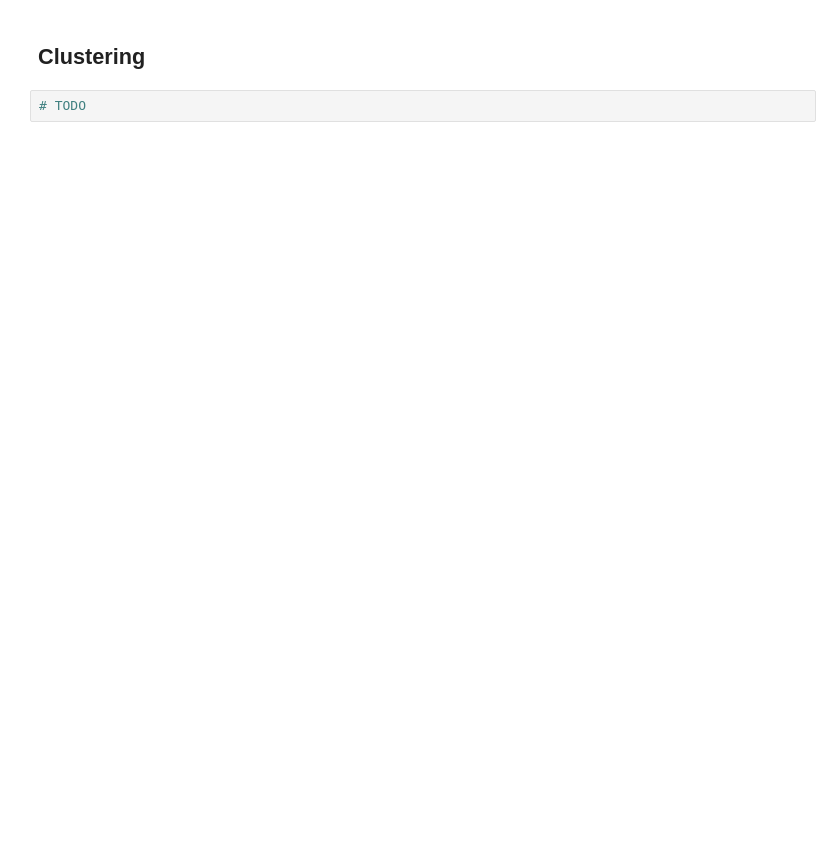
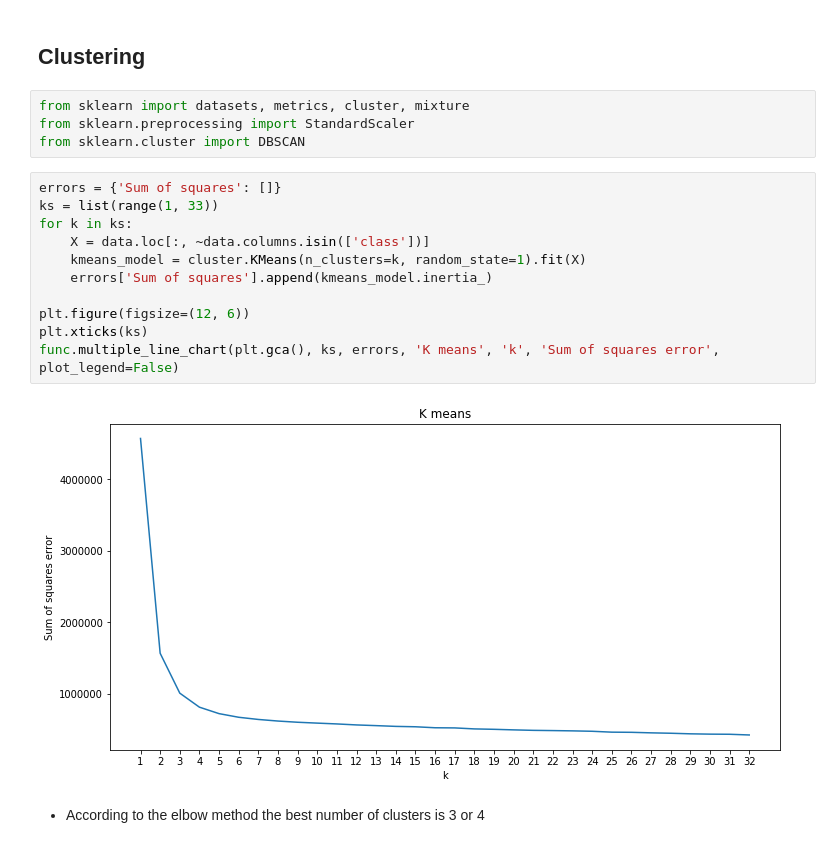
Before and after one commit to MartinXPN/Tecnico, a Jupyter notebook: DataScience/Project - dataset1.ipynb, the cells around one changed output. Drawn from its saved outputs; the diff is of its cells as text; blank space fills up the shorter version.

Commit message:
added clustering

```diff
--- a/DataScience/Project - dataset1.ipynb
+++ b/DataScience/Project - dataset1.ipynb
@@ -858,4 +858,21 @@ rules[(rules['antecedent_len']>=2)]
 # %% [markdown]
 ## Clustering
-# %%
-# TODO
+# %%
+from sklearn import datasets, metrics, cluster, mixture
+from sklearn.preprocessing import StandardScaler
+from sklearn.cluster import DBSCAN
+# %%
+errors = {'Sum of squares': []}
+ks = list(range(1, 33))
+for k in ks:
+    X = data.loc[:, ~data.columns.isin(['class'])]
+    kmeans_model = cluster.KMeans(n_clusters=k, random_state=1).fit(X)
+    errors['Sum of squares'].append(kmeans_model.inertia_)
+
+plt.figure(figsize=(12, 6))
+plt.xticks(ks)
+func.multiple_line_chart(plt.gca(), ks, errors, 'K means', 'k', 'Sum of squares error', plot_legend=False)
+# %% [output]
+[figure, added]
+# %% [markdown]
+* According to the elbow method the best number of clusters is 3 or 4
```
Also changed, not shown: parts of 23 cells of this notebook.
